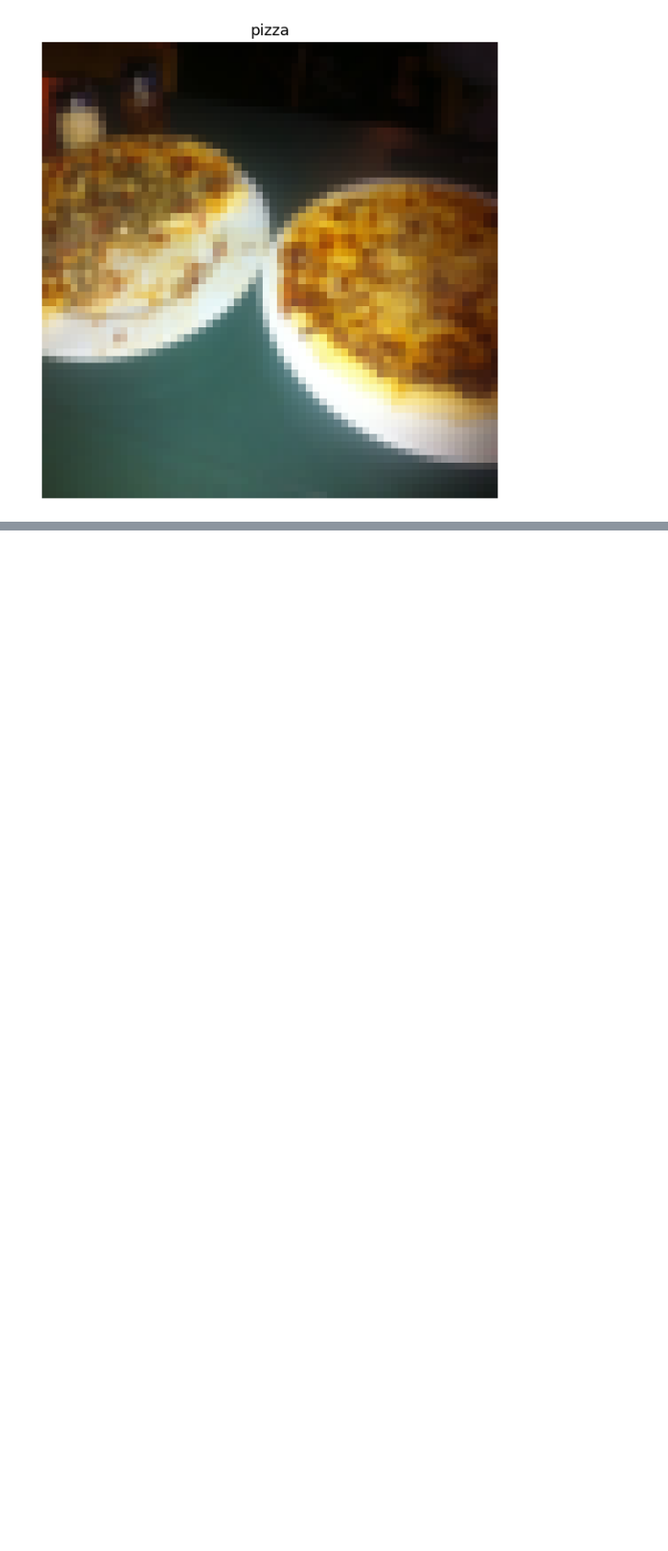
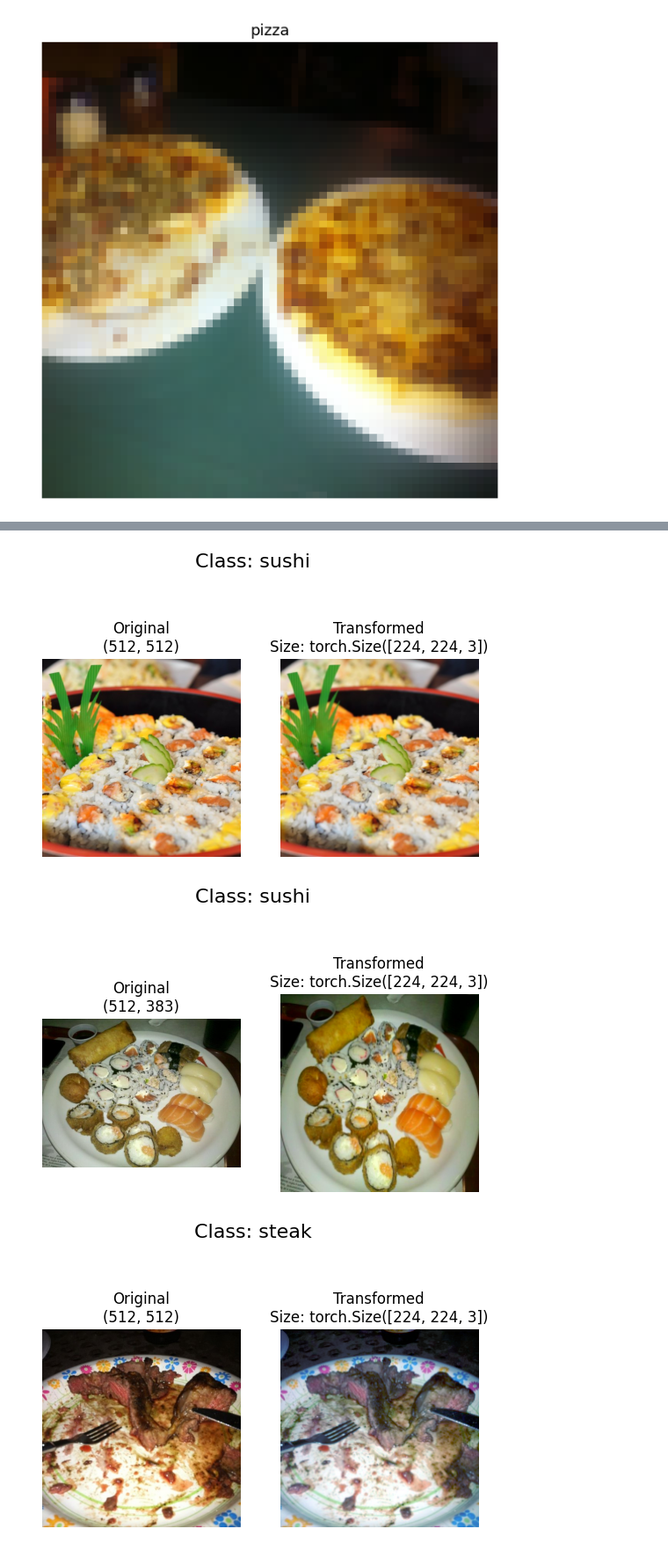
Before and after one commit to AlexNhjh/PyTorch-Tutorial, a Jupyter notebook: ch4.ipynb, the cells around one changed output, grey strips where cells are left out. Shown at 88% size. Drawn from its saved outputs; the diff is of its cells as text; code cells hidden in the pictures; blank space fills up the shorter version.

```diff
--- a/ch4.ipynb
+++ b/ch4.ipynb
@@ -326,0 +563,28 @@ Text(0.5, 1.0, 'pizza')
+# %%
+#Lets look at trivialaugment
+from torchvision import transforms
+
+train_transform = transforms.Compose([
+    transforms.Resize(size=(224,224)),
+    transforms.TrivialAugmentWide(num_magnitude_bins=5), # range of 0 to 31
+    transforms.ToTensor()
+])
+
+test_transform = transforms.Compose([
+    transforms.Resize(size=(224,224)),
+    transforms.ToTensor()
+])
+# %%
+# Get all image paths
+image_path_list = list(image_path.glob("*/*/*.jpg"))
+image_path_list[:10]
+# [WindowsPath('data/pizza_steak_sushi/test/pizza/1152100.jpg'),
+#  WindowsPath('data/pizza_steak_sushi/test/pizza/1503858.jpg'),
+#  WindowsPath('data/pizza_steak_sushi/test/pizza/1687143.jpg'),
+#  WindowsPath('data/pizza_steak_sushi/test/pizza/1925494.jpg'),
+#  WindowsPath('data/pizza_steak_sushi/test/pizza/194643.jpg'),
+#  WindowsPath('data/pizza_steak_sushi/test/pizza/195160.jpg'),
+#  WindowsPath('data/pizza_steak_sushi/test/pizza/2003290.jpg'),
+#  WindowsPath('data/pizza_steak_sushi/test/pizza/2019408.jpg'),
+#  WindowsPath('data/pizza_steak_sushi/test/pizza/2111981.jpg'),
+#  WindowsPath('data/pizza_steak_sushi/test/pizza/2124579.jpg')]
@@ -326,0 +602,12 @@ Text(0.5, 1.0, 'pizza')
+# %%
+# Plot random transformed images
+plot_transformed_images(
+    image_paths = image_path_list,
+    transform = train_transform,
+    n = 3,
+    seed = None
+)
+# %% [output]
+[figure, added]
+[figure, added]
+[figure, added]
```
Also changed, not shown: parts of 33 cells of this notebook.
